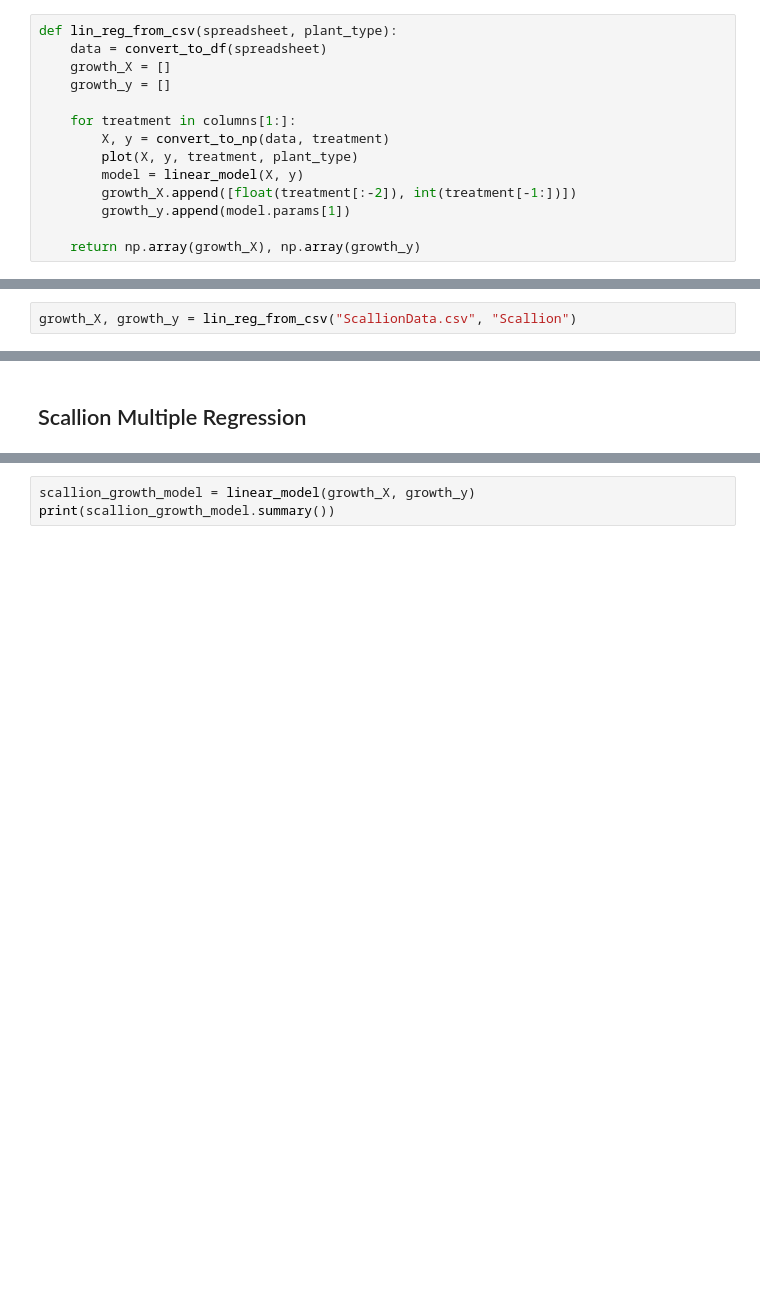
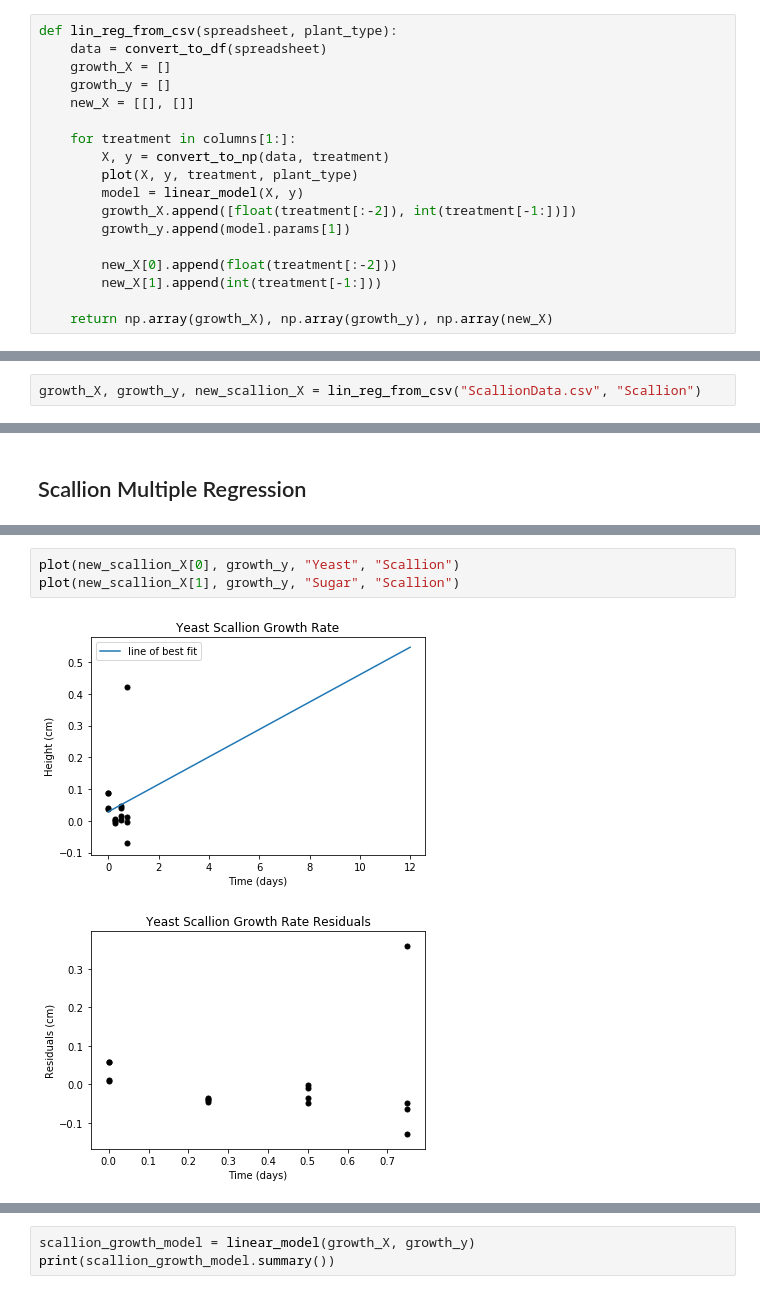
Before and after one commit to LordDarkula/StatsProject, a Jupyter notebook: plant_stats.ipynb, the cells around one changed output, grey strips where cells are left out. Cells and saved outputs as stored; diff of their text form; blank space fills up the shorter version.

Commit message:
Add residual plots for multiple regression

```diff
--- a/plant_stats.ipynb
+++ b/plant_stats.ipynb
@@ -97,6 +97,7 @@ def lin_reg_from_csv(spreadsheet, plant_type):
     data = convert_to_df(spreadsheet)
     growth_X = []
     growth_y = []
+    new_X = [[], []]
 
     for treatment in columns[1:]:
         X, y = convert_to_np(data, treatment)
@@ -105,12 +106,15 @@ def lin_reg_from_csv(spreadsheet, plant_type):
         growth_X.append([float(treatment[:-2]), int(treatment[-1:])])
         growth_y.append(model.params[1])
 
-    return np.array(growth_X), np.array(growth_y)
+        new_X[0].append(float(treatment[:-2]))
+        new_X[1].append(int(treatment[-1:]))
+
+    return np.array(growth_X), np.array(growth_y), np.array(new_X)
 # %% [markdown]
 ## Scallion Linear Regression
 Growth rates for the scallion data are plotted below along with residuals.
 # %%
-growth_X, growth_y = lin_reg_from_csv("ScallionData.csv", "Scallion")
+growth_X, growth_y, new_scallion_X = lin_reg_from_csv("ScallionData.csv", "Scallion")
 # %% [output]
 [figure]
 [figure]
@@ -170,0 +164,6 @@ print(growth_X, growth_y)
+# %%
+plot(new_scallion_X[0], growth_y, "Yeast", "Scallion")
+plot(new_scallion_X[1], growth_y, "Sugar", "Scallion")
+# %% [output]
+[figure, added]
+[figure, added]
```
Also changed, not shown: parts of 8 cells of this notebook, 1 other file.
